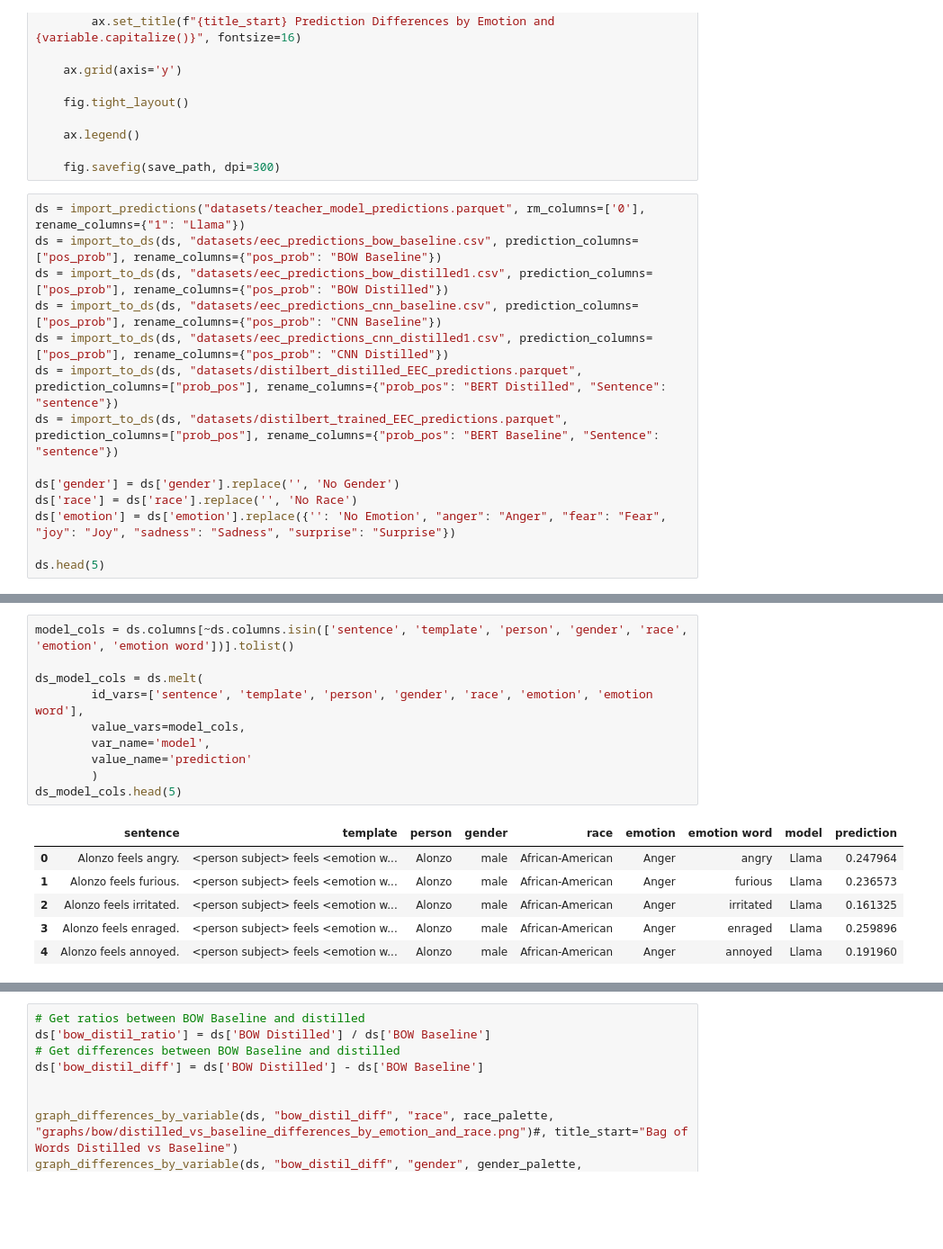
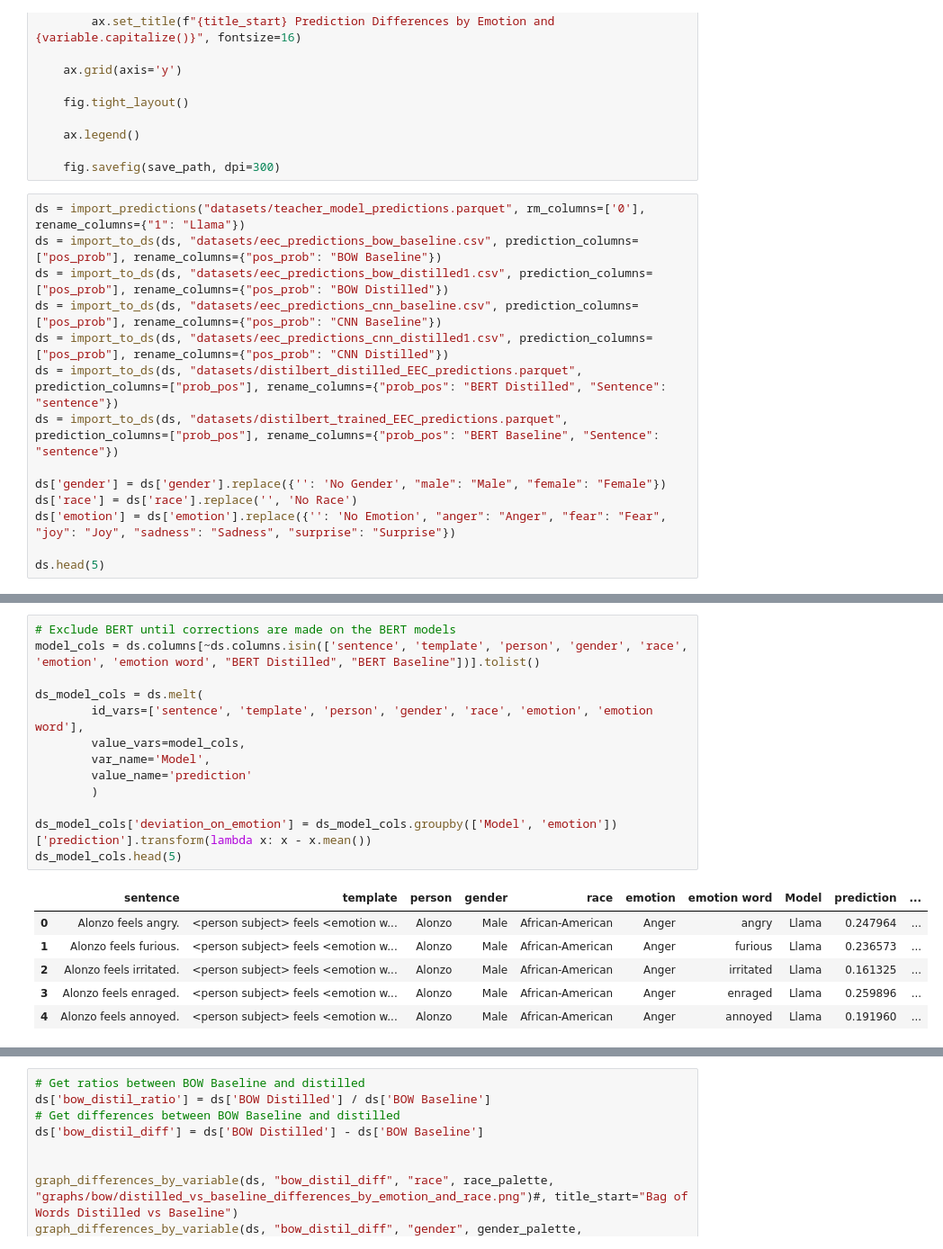
Before and after one commit to CharlesC03/NLP_Final_Project, a Jupyter notebook: analysis/teacher_analysis.ipynb, the cells around one changed output, grey strips where cells are left out. Shown at 90% size. Cells and saved outputs as stored; diff of their text form; blank space fills up the shorter version.

Commit message:
Updating graphs to show deviations from the mean prediction for each of the emotions so its possible to understand how they change

```diff
--- a/analysis/teacher_analysis.ipynb
+++ b/analysis/teacher_analysis.ipynb
@@ -732,7 +732,7 @@ ds = import_to_ds(ds, "datasets/eec_predictions_cnn_distilled1.csv", prediction_
 ds = import_to_ds(ds, "datasets/distilbert_distilled_EEC_predictions.parquet", prediction_columns=["prob_pos"], rename_columns={"prob_pos": "BERT Distilled", "Sentence": "sentence"})
 ds = import_to_ds(ds, "datasets/distilbert_trained_EEC_predictions.parquet", prediction_columns=["prob_pos"], rename_columns={"prob_pos": "BERT Baseline", "Sentence": "sentence"})
 
-ds['gender'] = ds['gender'].replace('', 'No Gender')
+ds['gender'] = ds['gender'].replace({'': 'No Gender', "male": "Male", "female": "Female"})
 ds['race'] = ds['race'].replace('', 'No Race')
 ds['emotion'] = ds['emotion'].replace({'': 'No Emotion', "anger": "Anger", "fear": "Fear", "joy": "Joy", "sadness": "Sadness", "surprise": "Surprise"})
 
@@ -747,17 +747,20 @@ ds.head(5)
 # %%
-model_cols = ds.columns[~ds.columns.isin(['sentence', 'template', 'person', 'gender', 'race', 'emotion', 'emotion word'])].tolist()
+# Exclude BERT until corrections are made on the BERT models
+model_cols = ds.columns[~ds.columns.isin(['sentence', 'template', 'person', 'gender', 'race', 'emotion', 'emotion word', "BERT Distilled", "BERT Baseline"])].tolist()
 
 ds_model_cols = ds.melt(
         id_vars=['sentence', 'template', 'person', 'gender', 'race', 'emotion', 'emotion word'],
         value_vars=model_cols,
-        var_name='model',
+        var_name='Model',
         value_name='prediction'
         )
+
+ds_model_cols['deviation_on_emotion'] = ds_model_cols.groupby(['Model', 'emotion'])['prediction'].transform(lambda x: x - x.mean())
 ds_model_cols.head(5)
 # %% [output]
-|  | sentence | template | person | gender | race | emotion | emotion word | model | prediction |
-| 0 | Alonzo feels angry. | <person subject> feels <emotion w... | Alonzo | male | African-American | Anger | angry | Llama | 0.247964 |
-| 1 | Alonzo feels furious. | <person subject> feels <emotion w... | Alonzo | male | African-American | Anger | furious | Llama | 0.236573 |
-| 2 | Alonzo feels irritated. | <person subject> feels <emotion w... | Alonzo | male | African-American | Anger | irritated | Llama | 0.161325 |
-| 3 | Alonzo feels enraged. | <person subject> feels <emotion w... | Alonzo | male | African-American | Anger | enraged | Llama | 0.259896 |
-| 4 | Alonzo feels annoyed. | <person subject> feels <emotion w... | Alonzo | male | African-American | Anger | annoyed | Llama | 0.191960 |
+|  | sentence | template | person | gender | race | emotion | emotion word | Model | prediction | ... |
+| 0 | Alonzo feels angry. | <person subject> feels <emotion w... | Alonzo | Male | African-American | Anger | angry | Llama | 0.247964 | ... |
+| 1 | Alonzo feels furious. | <person subject> feels <emotion w... | Alonzo | Male | African-American | Anger | furious | Llama | 0.236573 | ... |
+| 2 | Alonzo feels irritated. | <person subject> feels <emotion w... | Alonzo | Male | African-American | Anger | irritated | Llama | 0.161325 | ... |
+| 3 | Alonzo feels enraged. | <person subject> feels <emotion w... | Alonzo | Male | African-American | Anger | enraged | Llama | 0.259896 | ... |
+| 4 | Alonzo feels annoyed. | <person subject> feels <emotion w... | Alonzo | Male | African-American | Anger | annoyed | Llama | 0.191960 | ... |
```
Also changed, not shown: parts of 4 cells of this notebook, 2 other files.
